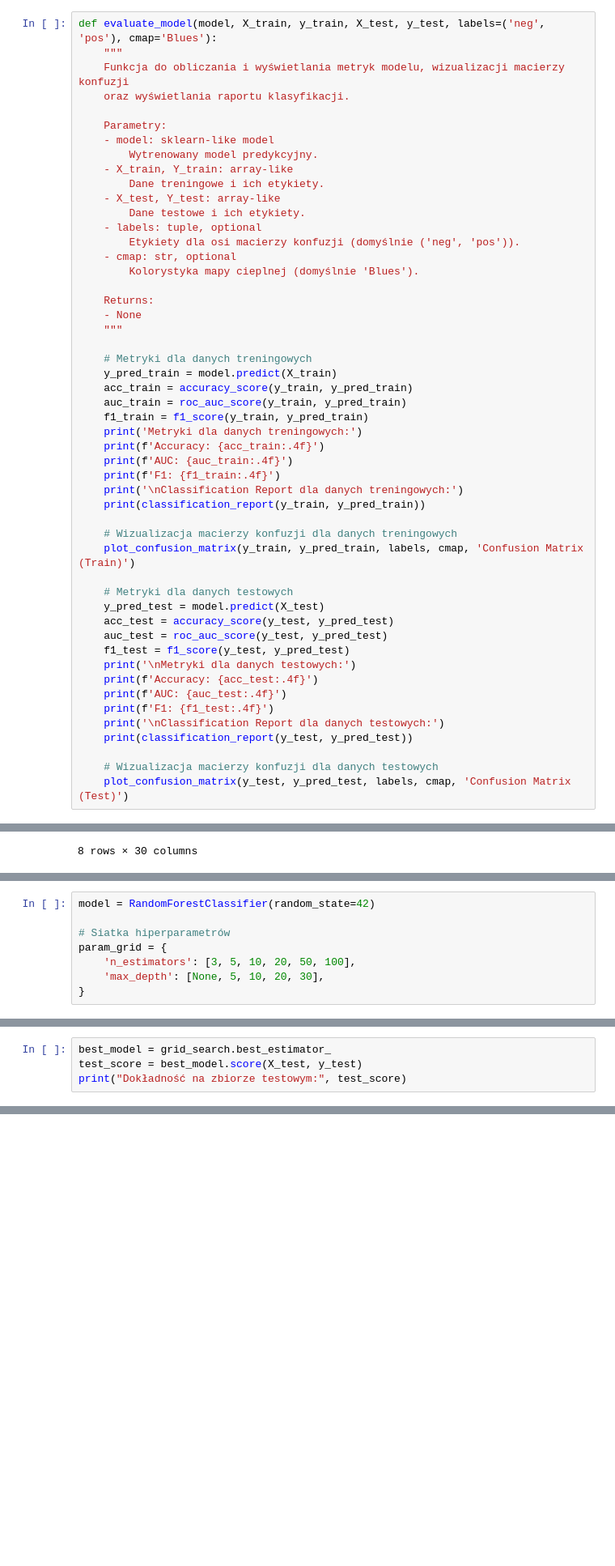
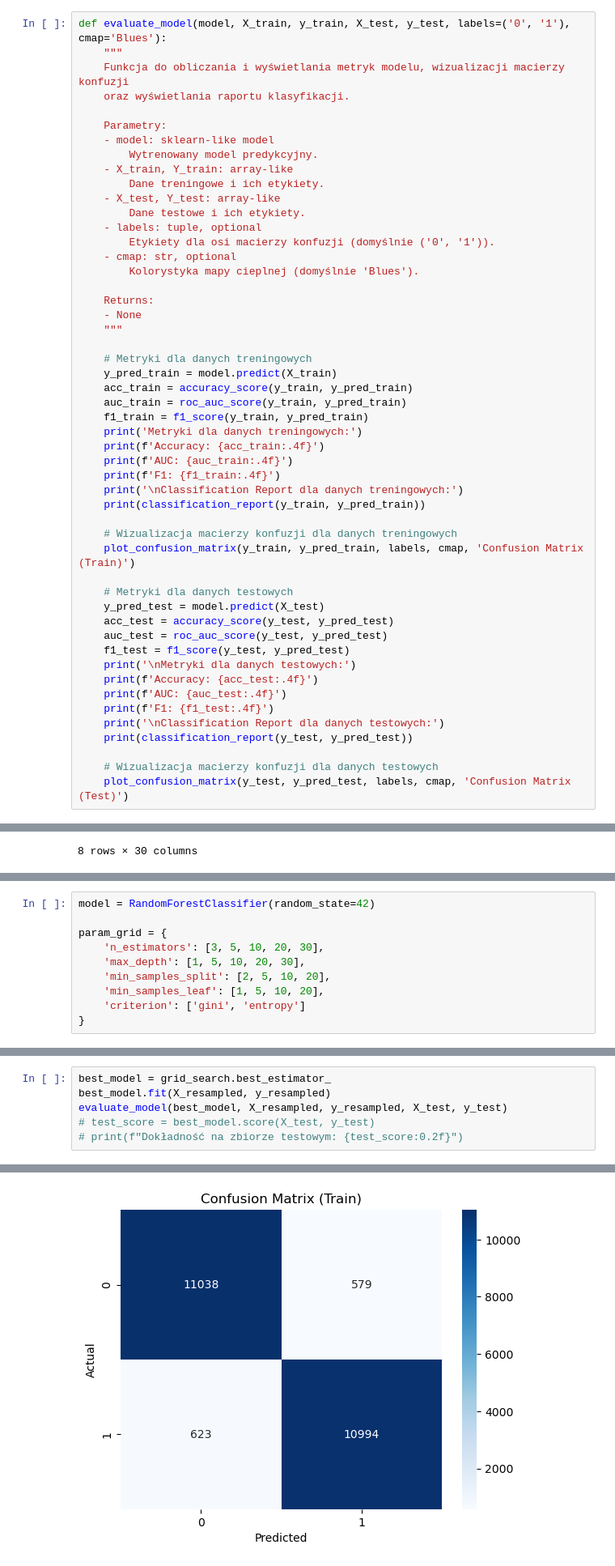
Before and after one commit to adrianzyla/annual_income_analysis, a Jupyter notebook: annual_income_analysis_ania.ipynb, the cells around one changed output, grey strips where cells are left out. Shown at 81% size. Saved outputs shown, nothing was run; the diff lists cells and outputs as text; blank space fills up the shorter version.

```diff
--- a/annual_income_analysis_ania.ipynb
+++ b/annual_income_analysis_ania.ipynb
@@ -594,7 +611,7 @@ def plot_confusion_matrix(y_true, y_pred, labels, cmap, title):
     plt.title(title)
     plt.show()
 # %%
-def evaluate_model(model, X_train, y_train, X_test, y_test, labels=('neg', 'pos'), cmap='Blues'):
+def evaluate_model(model, X_train, y_train, X_test, y_test, labels=('0', '1'), cmap='Blues'):
     """
     Funkcja do obliczania i wyświetlania metryk modelu, wizualizacji macierzy konfuzji
     oraz wyświetlania raportu klasyfikacji.
@@ -607,7 +624,7 @@ def evaluate_model(model, X_train, y_train, X_test, y_test, labels=('neg', 'pos'
     - X_test, Y_test: array-like
         Dane testowe i ich etykiety.
     - labels: tuple, optional
-        Etykiety dla osi macierzy konfuzji (domyślnie ('neg', 'pos')).
+        Etykiety dla osi macierzy konfuzji (domyślnie ('0', '1')).
     - cmap: str, optional
         Kolorystyka mapy cieplnej (domyślnie 'Blues').
 
@@ -831,10 +842,12 @@ df.describe()
 # %%
 model = RandomForestClassifier(random_state=42)
 
-# Siatka hiperparametrów
 param_grid = {
-    'n_estimators': [3, 5, 10, 20, 50, 100],
-    'max_depth': [None, 5, 10, 20, 30],
+    'n_estimators': [3, 5, 10, 20, 30],
+    'max_depth': [1, 5, 10, 20, 30],
+    'min_samples_split': [2, 5, 10, 20],
+    'min_samples_leaf': [1, 5, 10, 20],
+    'criterion': ['gini', 'entropy']
 }
 # %%
 grid_search = GridSearchCV(
@@ -878,5 +894,7 @@ Najlepszy wynik: 0.8809090168847913
 # %%
 best_model = grid_search.best_estimator_
-test_score = best_model.score(X_test, y_test)
-print("Dokładność na zbiorze testowym:", test_score)
+best_model.fit(X_resampled, y_resampled)
+evaluate_model(best_model, X_resampled, y_resampled, X_test, y_test)
+# test_score = best_model.score(X_test, y_test)
+# print(f"Dokładność na zbiorze testowym: {test_score:0.2f}")
 # %% [output]
@@ -883,0 +915 @@ Dokładność na zbiorze testowym: 0.8404125390147917
+[figure, added]
```
Also changed, not shown: parts of 44 cells of this notebook.
